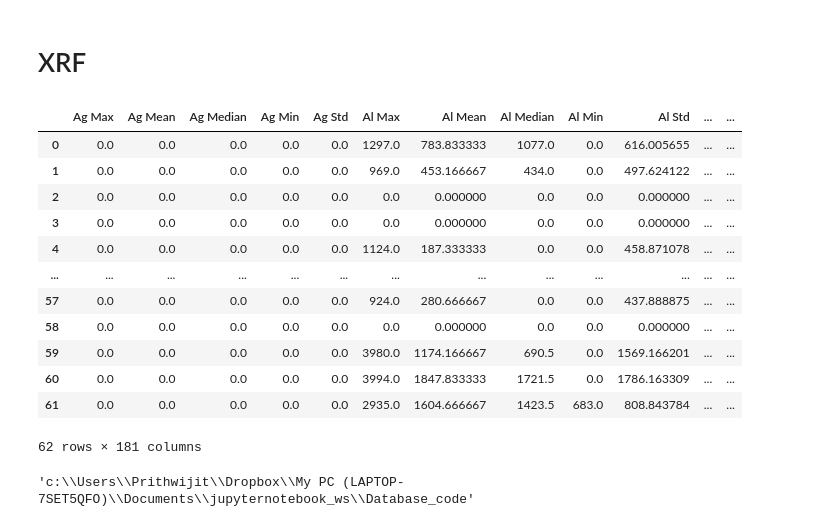
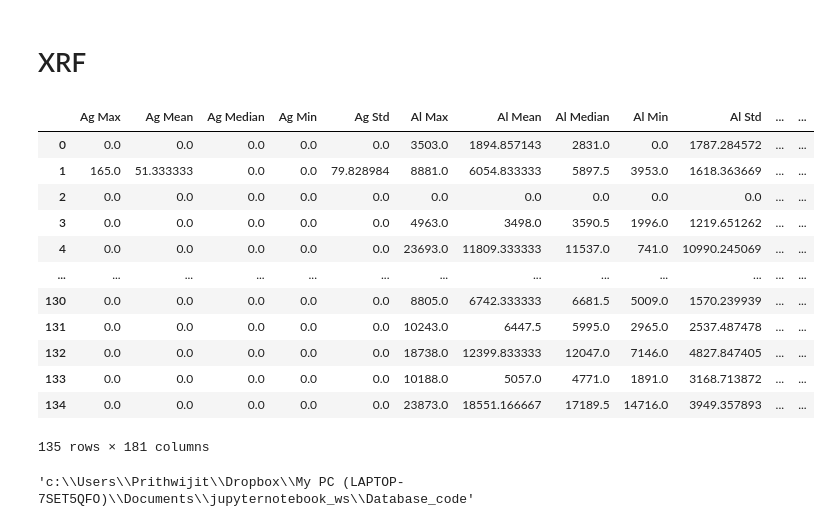
Before and after one commit to CAGEOlabs/CAGEO-Integrated-database, a Jupyter notebook: data_processing.ipynb, the cells around one changed output. Saved outputs shown, nothing was run; the diff lists cells and outputs as text; code cells hidden in the pictures.

```diff
--- a/data_processing.ipynb
+++ b/data_processing.ipynb
@@ -245,0 +338,2 @@ b
+# %%
+a,b=ip_res('campaign02')
@@ -332,0 +485,2 @@ File converted and saved as Punditlink Data_utf8.csv
+# %%
+result_df = vel('campaign02','v_p')
@@ -340,6 +498,6 @@ os.chdir(os.path.normpath(os.getcwd() + os.sep + os.pardir))
 # XRF
 # %%
 def extract_last_four_digits(number):
-    return float(number[-4:])
+    return float(str(number)[-4:])
 # %%
 def xrf(drillhole):
@@ -440,16 +655,18 @@ df1 = xrf('campaign03')
-# %%
-df1
-# %% [output]
-|  | Ag Max | Ag Mean | Ag Median | Ag Min | Ag Std | Al Max | Al Mean | Al Median | Al Min | Al Std | ... | ... |
-| 0 | 0.0 | 0.0 | 0.0 | 0.0 | 0.0 | 1297.0 | 783.833333 | 1077.0 | 0.0 | 616.005655 | ... | ... |
-| 1 | 0.0 | 0.0 | 0.0 | 0.0 | 0.0 | 969.0 | 453.166667 | 434.0 | 0.0 | 497.624122 | ... | ... |
-| 2 | 0.0 | 0.0 | 0.0 | 0.0 | 0.0 | 0.0 | 0.000000 | 0.0 | 0.0 | 0.000000 | ... | ... |
-| 3 | 0.0 | 0.0 | 0.0 | 0.0 | 0.0 | 0.0 | 0.000000 | 0.0 | 0.0 | 0.000000 | ... | ... |
-| 4 | 0.0 | 0.0 | 0.0 | 0.0 | 0.0 | 1124.0 | 187.333333 | 0.0 | 0.0 | 458.871078 | ... | ... |
-| ... | ... | ... | ... | ... | ... | ... | ... | ... | ... | ... | ... | ... |
-| 57 | 0.0 | 0.0 | 0.0 | 0.0 | 0.0 | 924.0 | 280.666667 | 0.0 | 0.0 | 437.888875 | ... | ... |
-| 58 | 0.0 | 0.0 | 0.0 | 0.0 | 0.0 | 0.0 | 0.000000 | 0.0 | 0.0 | 0.000000 | ... | ... |
-| 59 | 0.0 | 0.0 | 0.0 | 0.0 | 0.0 | 3980.0 | 1174.166667 | 690.5 | 0.0 | 1569.166201 | ... | ... |
-| 60 | 0.0 | 0.0 | 0.0 | 0.0 | 0.0 | 3994.0 | 1847.833333 | 1721.5 | 0.0 | 1786.163309 | ... | ... |
-| 61 | 0.0 | 0.0 | 0.0 | 0.0 | 0.0 | 2935.0 | 1604.666667 | 1423.5 | 683.0 | 808.843784 | ... | ... |
-62 rows × 181 columns
+# %%
+df = xrf('campaign02')
+# %%
+df
+# %% [output]
+|  | Ag Max | Ag Mean | Ag Median | Ag Min | Ag Std | Al Max | Al Mean | Al Median | Al Min | Al Std | ... | ... |
+| 0 | 0.0 | 0.0 | 0.0 | 0.0 | 0.0 | 3503.0 | 1894.857143 | 2831.0 | 0.0 | 1787.284572 | ... | ... |
+| 1 | 165.0 | 51.333333 | 0.0 | 0.0 | 79.828984 | 8881.0 | 6054.833333 | 5897.5 | 3953.0 | 1618.363669 | ... | ... |
+| 2 | 0.0 | 0.0 | 0.0 | 0.0 | 0.0 | 0.0 | 0.0 | 0.0 | 0.0 | 0.0 | ... | ... |
+| 3 | 0.0 | 0.0 | 0.0 | 0.0 | 0.0 | 4963.0 | 3498.0 | 3590.5 | 1996.0 | 1219.651262 | ... | ... |
+| 4 | 0.0 | 0.0 | 0.0 | 0.0 | 0.0 | 23693.0 | 11809.333333 | 11537.0 | 741.0 | 10990.245069 | ... | ... |
+| ... | ... | ... | ... | ... | ... | ... | ... | ... | ... | ... | ... | ... |
+| 130 | 0.0 | 0.0 | 0.0 | 0.0 | 0.0 | 8805.0 | 6742.333333 | 6681.5 | 5009.0 | 1570.239939 | ... | ... |
+| 131 | 0.0 | 0.0 | 0.0 | 0.0 | 0.0 | 10243.0 | 6447.5 | 5995.0 | 2965.0 | 2537.487478 | ... | ... |
+| 132 | 0.0 | 0.0 | 0.0 | 0.0 | 0.0 | 18738.0 | 12399.833333 | 12047.0 | 7146.0 | 4827.847405 | ... | ... |
+| 133 | 0.0 | 0.0 | 0.0 | 0.0 | 0.0 | 10188.0 | 5057.0 | 4771.0 | 1891.0 | 3168.713872 | ... | ... |
+| 134 | 0.0 | 0.0 | 0.0 | 0.0 | 0.0 | 23873.0 | 18551.166667 | 17189.5 | 14716.0 | 3949.357893 | ... | ... |
+135 rows × 181 columns
```
Also changed, not shown: parts of 26 cells of this notebook, 2 other files.
